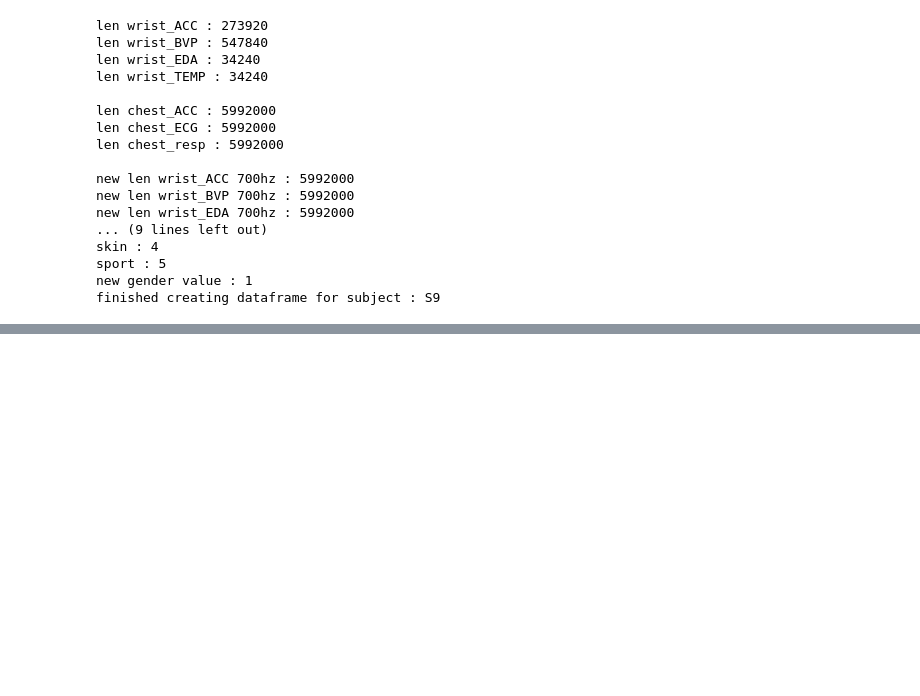
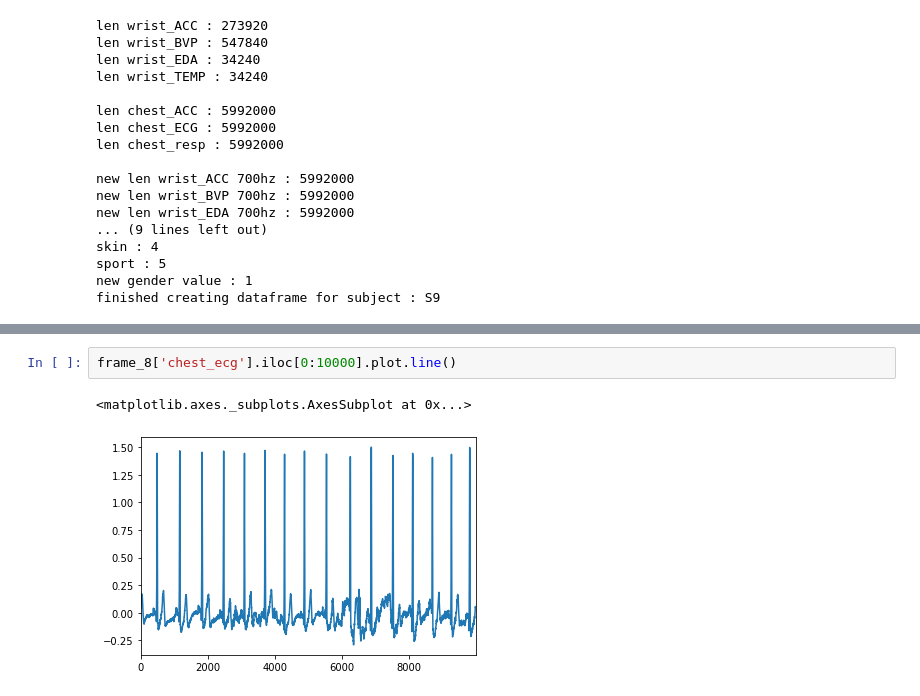
Before and after one commit to GailletLouis/Python_for_data_analysis, a Jupyter notebook: script.ipynb, the cells around one changed output, grey strips where cells are left out. Drawn from its saved outputs; the diff is of its cells as text; blank space fills up the shorter version.

```diff
--- a/script.ipynb
+++ b/script.ipynb
@@ -243,0 +255,5 @@ Finished with 15
+# %%
+frame_8['chest_ecg'].iloc[0:10000].plot.line()
+# %% [output]
+<matplotlib.axes._subplots.AxesSubplot at 0x...>
+[figure, added]
```
Also changed, not shown: parts of 9 cells of this notebook.
